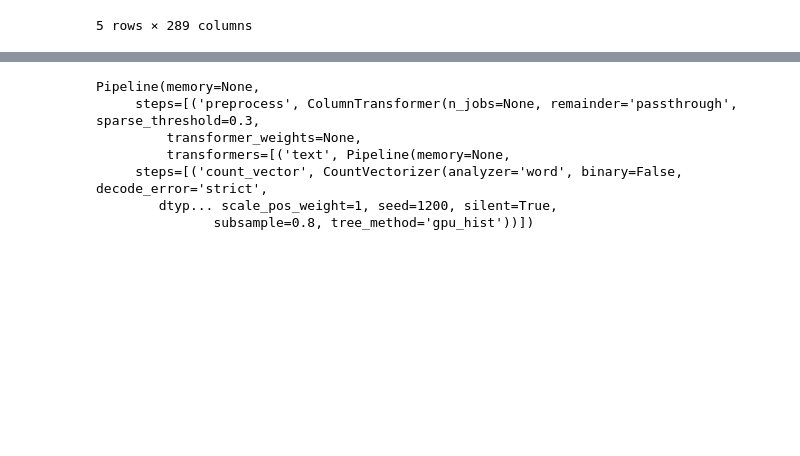
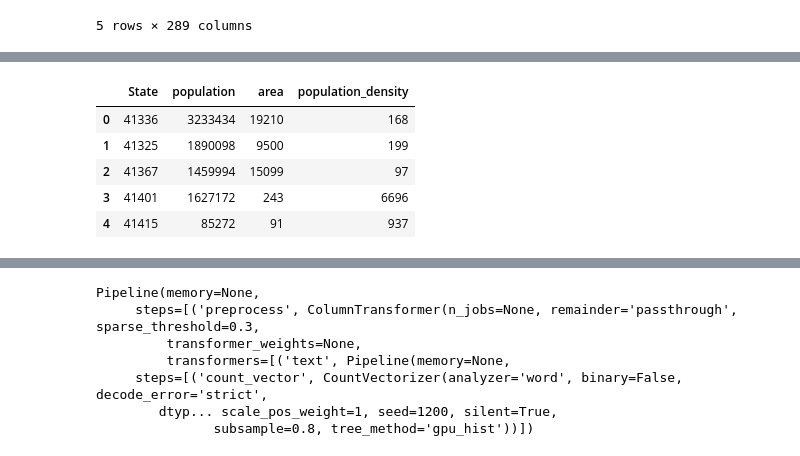
Before and after one commit to kiendang/petfinder, a Jupyter notebook: src/master.ipynb, the cells around one changed output, grey strips where cells are left out. Cells and saved outputs as stored; diff of their text form; code cells hidden in the pictures; blank space fills up the shorter version.

Commit message:
Add external data

```diff
--- a/src/master.ipynb
+++ b/src/master.ipynb
@@ -206,3 +206,18 @@ df.head()
 | 3 | 1 | Miko | 4 | 307 | 0 | 2 | 1 | 2 | 0 | 2 | ... |
 | 4 | 1 | Hunter | 1 | 307 | 0 | 1 | 1 | 0 | 0 | 2 | ... |
 5 rows × 289 columns
+# %%
+labels_breed = pd.read_csv(data_dir/'breed_labels.csv')
+labels_state = pd.read_csv(data_dir/'state_labels.csv')
+
+labels_state_status = pd.read_csv(data_dir/'external'/'state.csv') # may need to change path
+
+merge_state = labels_state.merge(
+    labels_state_status, how='inner',
+    on='StateName').rename(columns={'StateID': 'State'}).drop(columns=['StateName']).drop_duplicates()
+
+labels_breed_status = pd.read_csv(data_dir/'external'/'breed.csv') # may need to change path
+
+merge_breed = labels_breed.merge(
+    labels_breed_status, how='inner',
+    on='BreedName').rename(columns={'BreedID': 'Breed1'}).drop(columns=['Type', 'BreedName']).drop_duplicates()
@@ -208,0 +233,9 @@ df.head()
+# %%
+merge_state.head()
+# %% [output]
+|  | State | population | area | population_density |
+| 0 | 41336 | 3233434 | 19210 | 168 |
+| 1 | 41325 | 1890098 | 9500 | 199 |
+| 2 | 41367 | 1459994 | 15099 | 97 |
+| 3 | 41401 | 1627172 | 243 | 6696 |
+| 4 | 41415 | 85272 | 91 | 937 |
```
Also changed, not shown: parts of 17 cells of this notebook, 3 other files.
